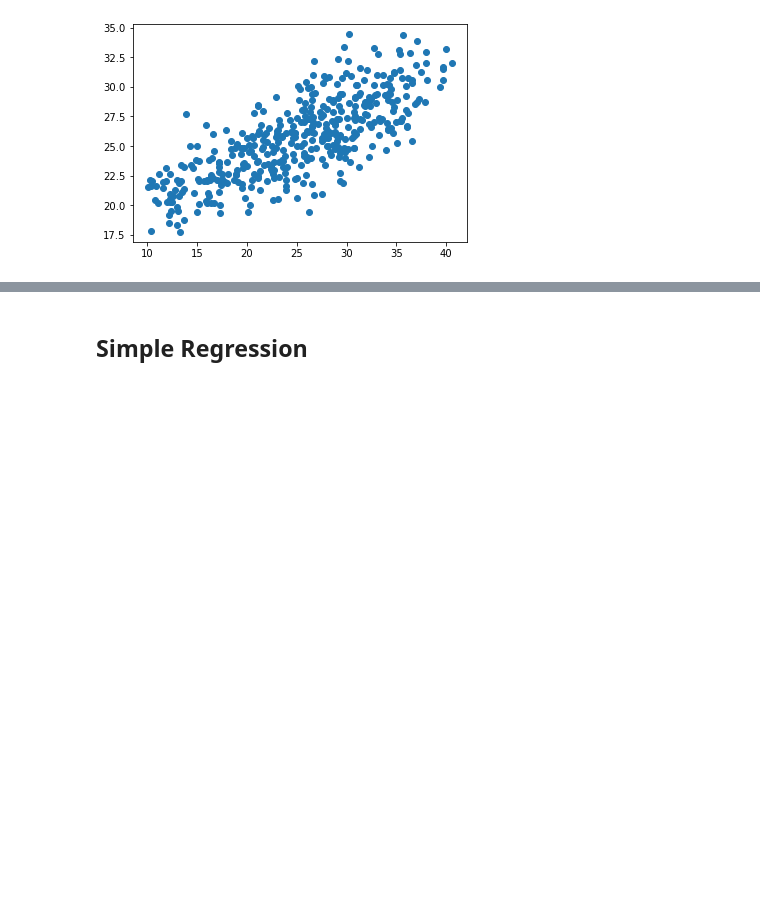
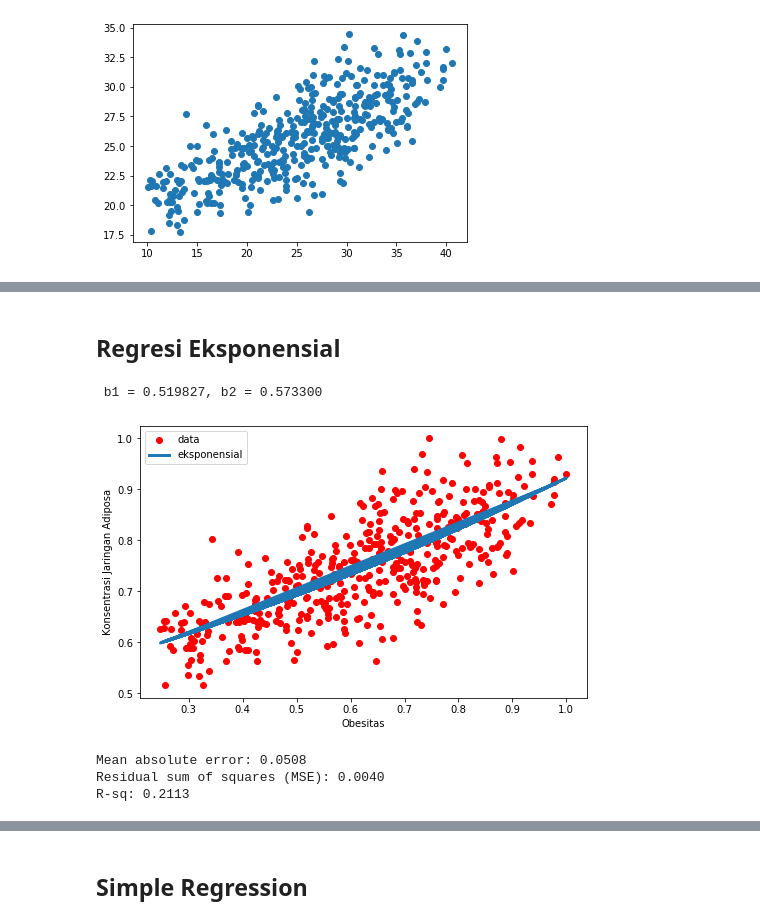
Before and after one commit to nadzima/Regression-and-Classification, a Jupyter notebook: 1. Regresi.ipynb, the cells around one changed output, grey strips where cells are left out. Cells and saved outputs as stored; diff of their text form; code cells hidden in the pictures; blank space fills up the shorter version.

```diff
--- a/1. Regresi.ipynb
+++ b/1. Regresi.ipynb
@@ -208,0 +280,32 @@ plt.show()
+# %% [markdown]
+## Regresi Eksponensial
+# %%
+def eksponensial(x, b0, b1):
+    y = b0*np.exp(b1*x)
+    return y
+popt, pcov = curve_fit(eksponensial, normalx, normaly)
+print(" b1 = %f, b2 = %f" % (popt[0], popt[1]))
+x = databersih['adiposity']/max(databersih['adiposity'])
+plt.figure(figsize=(8,5))
+y = eksponensial(x, *popt)
+plt.plot(normalx, normaly, 'ro', label='data',)
+plt.plot(x,y, linewidth=3.0, label='eksponensial')
+plt.legend(loc='best')
+plt.ylabel('Konsentrasi Jaringan Adiposa')
+plt.xlabel('Obesitas')
+plt.show()
+# %% [output]
+ b1 = 0.519827, b2 = 0.573300
+[figure, added]
+# %%
+Y=np.array(normaly).reshape(-1,1)
+X_train, X_test, y_train, y_test=train_test_split(X,Y,test_size=0.20,random_state=123)
+popt, pcov = curve_fit(eksponensial, X_train.ravel(), y_train.ravel())
+y_topi = eksponensial(X_test, *popt)
+print('Mean absolute error: %.4f' % np.mean(np.absolute(y_test-y_topi)))
+print('Residual sum of squares (MSE): %.4f' % np.mean((y_test-y_topi)**2))
+print('R-sq: %.4f' % r2_score(y_topi, y_test))
+# %% [output]
+Mean absolute error: 0.0508
+Residual sum of squares (MSE): 0.0040
+R-sq: 0.2113
```
Also changed, not shown: parts of 22 cells of this notebook.
